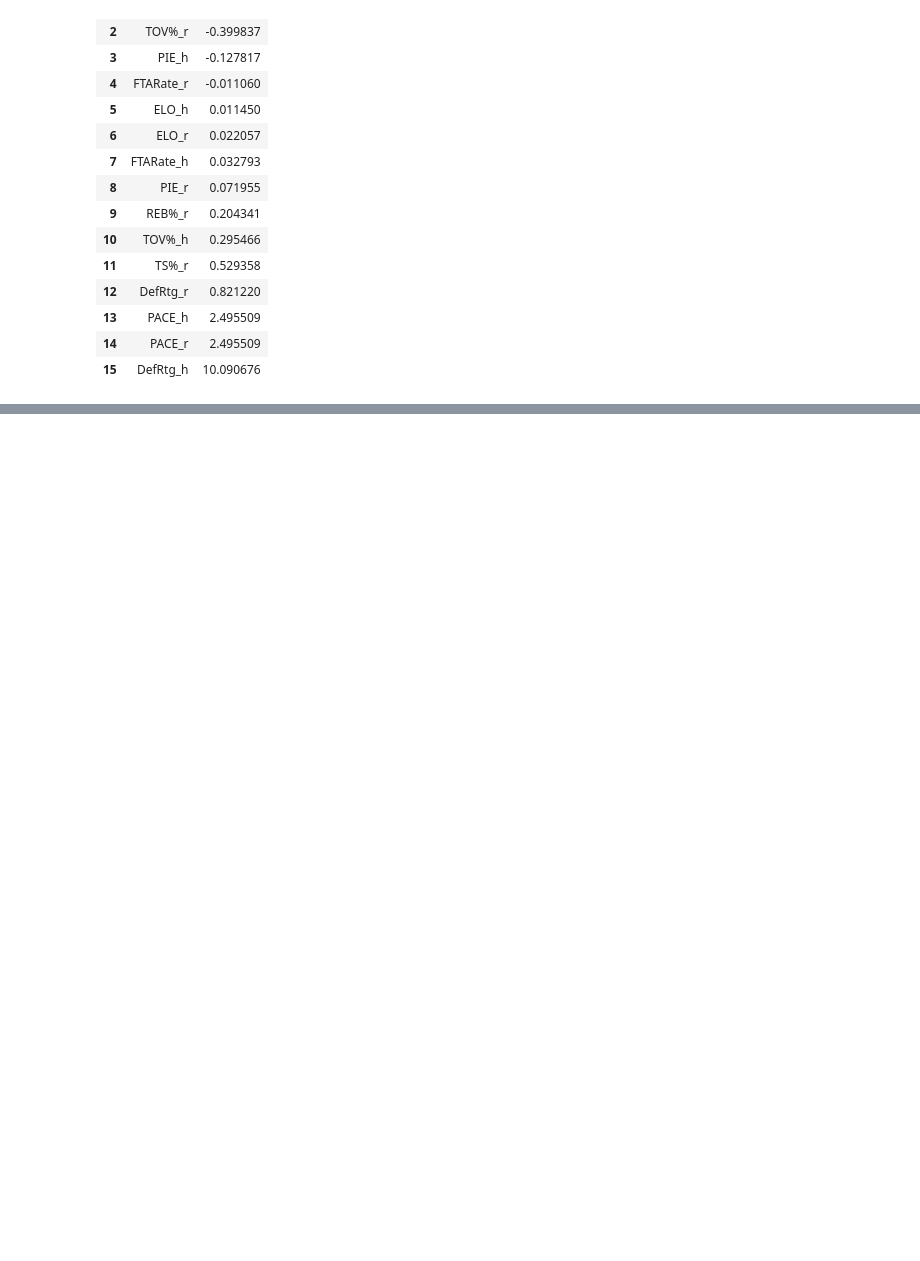
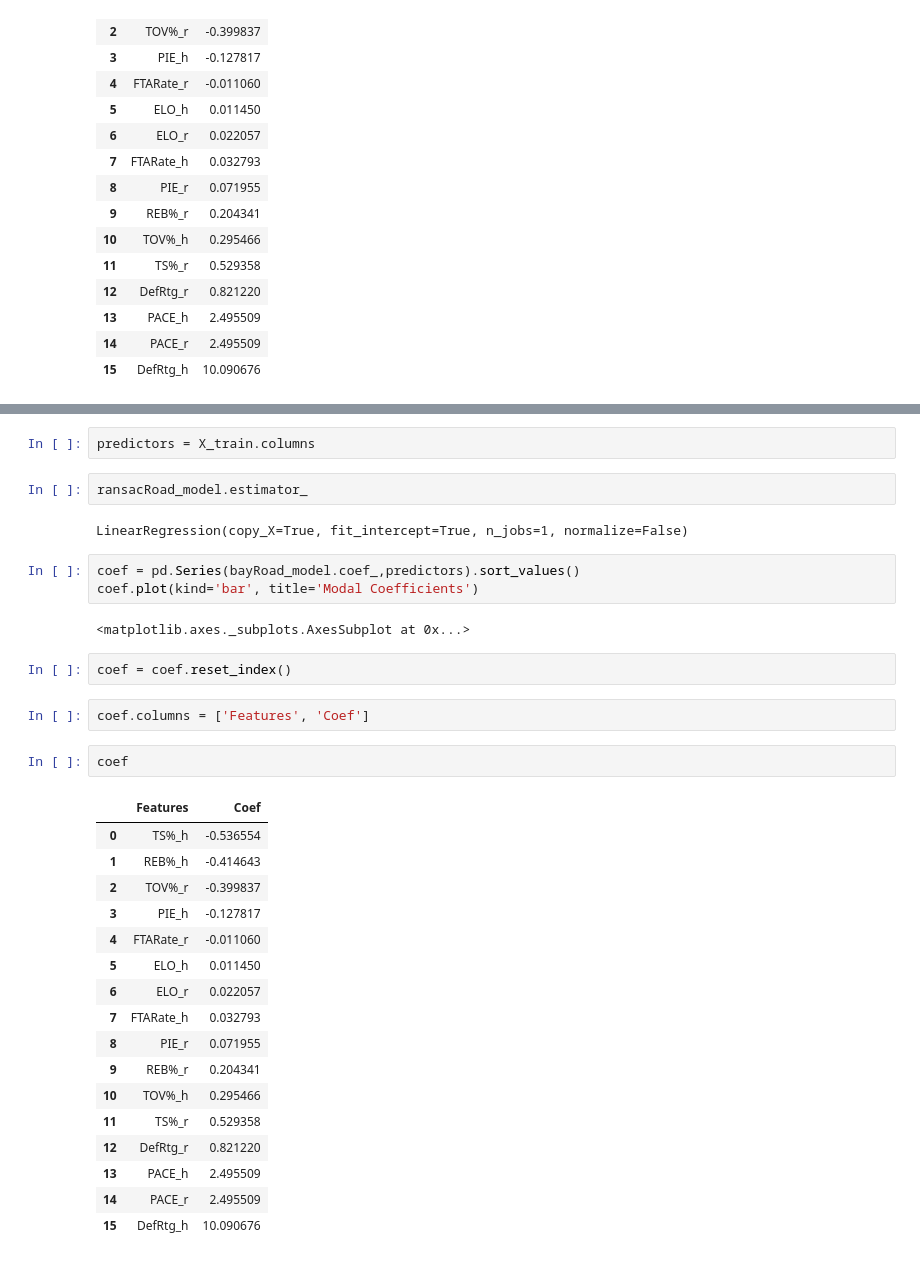
Before and after one commit to charlehl/project-three-nba-predict, a Jupyter notebook: exploratory/score_predict.ipynb, the cells around one changed output, grey strips where cells are left out. Cells and saved outputs as stored; diff of their text form; blank space fills up the shorter version.

Commit message:
minor change templates and add model coef plot

```diff
--- a/exploratory/score_predict.ipynb
+++ b/exploratory/score_predict.ipynb
@@ -1392,0 +1425,35 @@ coef.reset_index()
+# %%
+predictors = X_train.columns
+# %%
+ransacRoad_model.estimator_
+# %% [output]
+LinearRegression(copy_X=True, fit_intercept=True, n_jobs=1, normalize=False)
+# %%
+coef = pd.Series(bayRoad_model.coef_,predictors).sort_values()
+coef.plot(kind='bar', title='Modal Coefficients')
+# %% [output]
+<matplotlib.axes._subplots.AxesSubplot at 0x...>
+# %%
+coef = coef.reset_index()
+# %%
+coef.columns = ['Features', 'Coef']
+# %%
+coef
+# %% [output]
+|  | Features | Coef |
+| 0 | TS%_h | -0.536554 |
+| 1 | REB%_h | -0.414643 |
+| 2 | TOV%_r | -0.399837 |
+| 3 | PIE_h | -0.127817 |
+| 4 | FTARate_r | -0.011060 |
+| 5 | ELO_h | 0.011450 |
+| 6 | ELO_r | 0.022057 |
+| 7 | FTARate_h | 0.032793 |
+| 8 | PIE_r | 0.071955 |
+| 9 | REB%_r | 0.204341 |
+| 10 | TOV%_h | 0.295466 |
+| 11 | TS%_r | 0.529358 |
+| 12 | DefRtg_r | 0.821220 |
+| 13 | PACE_h | 2.495509 |
+| 14 | PACE_r | 2.495509 |
+| 15 | DefRtg_h | 10.090676 |
```
Also changed, not shown: parts of 13 cells of this notebook, 20 other files.
